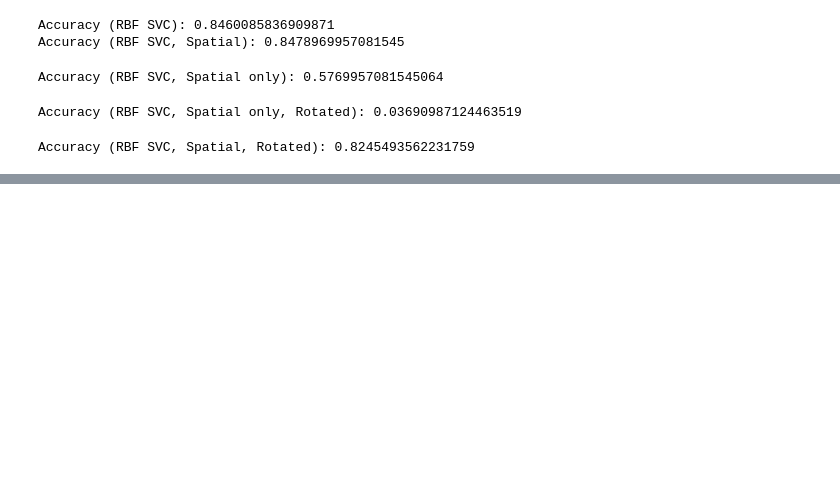
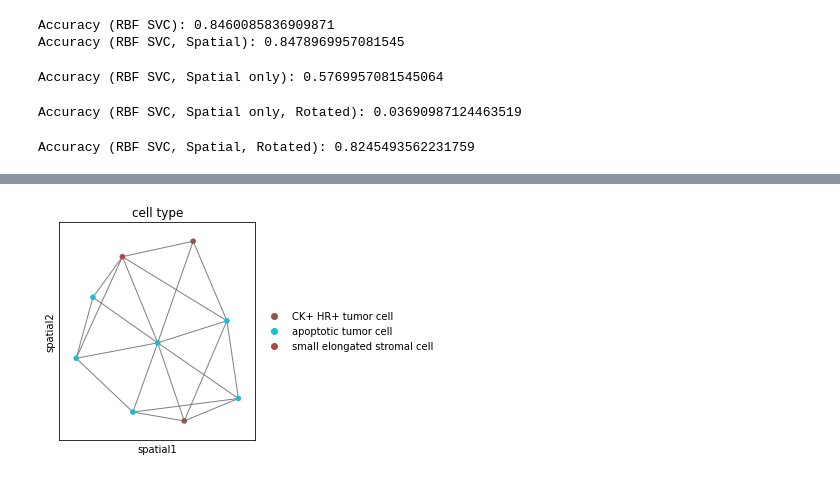
Before and after one commit to pmollbernardes/L45-MiniProject, a Jupyter notebook: seqfish_test.ipynb, the cells around one changed output, grey strips where cells are left out. Cells and saved outputs as stored; diff of their text form; code cells hidden in the pictures; blank space fills up the shorter version.

```diff
--- a/seqfish_test.ipynb
+++ b/seqfish_test.ipynb
@@ -118,0 +136,17 @@ train(model, data, train_mask, test_mask)
+# %%
+adata2 = sq.datasets.imc()
+# %%
+sq.gr.spatial_neighbors(adata2, n_neighs=10, coord_type="generic")
+_, idx = adata2.obsp["spatial_connectivities"][420, :].nonzero()
+idx = np.append(idx, 420)
+sc.pl.spatial(
+    adata2[idx, :],
+    color="cell type",
+    neighbors_key="spatial_neighbors",
+    spot_size=1,
+    edges=True,
+    edges_width=1,
+    img_key=None,
+)
+# %% [output]
+[figure, added]
```
Also changed, not shown: parts of 6 cells of this notebook.
